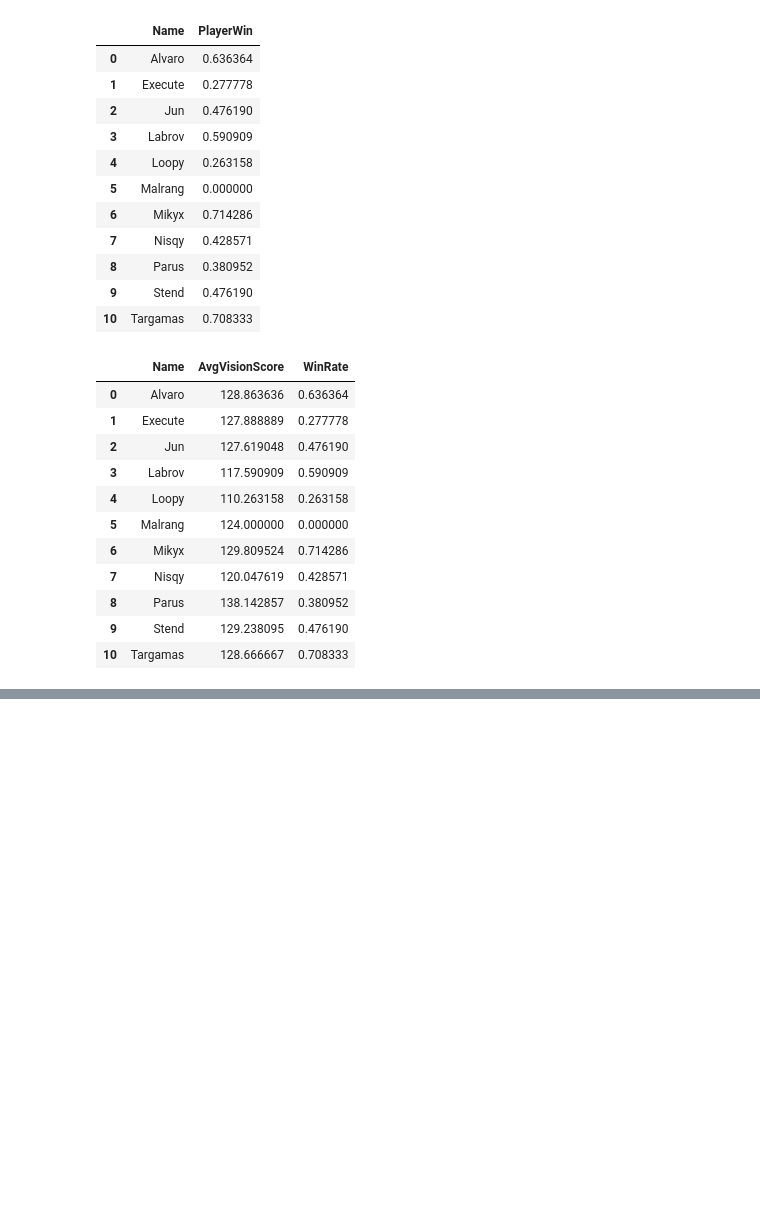
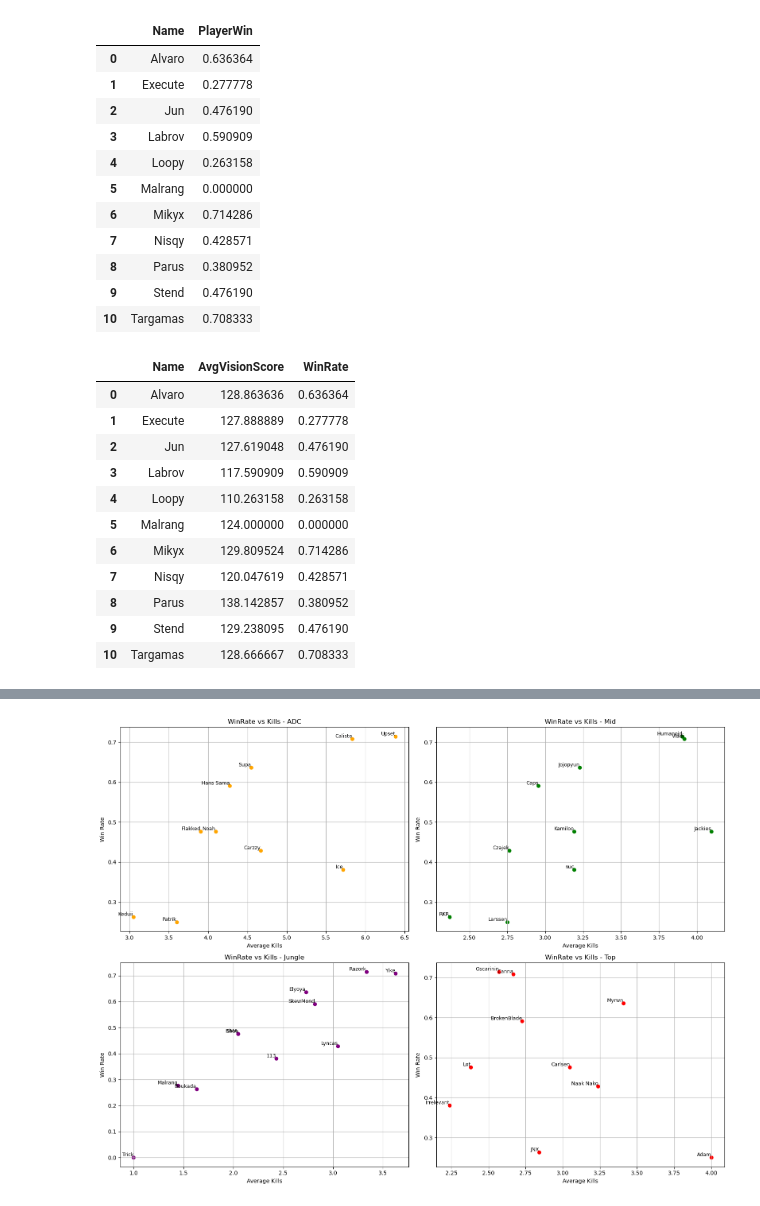
Before and after one commit to DamienRabier/LOL_Esport_Visualisation, a Jupyter notebook: visu_api.ipynb, the cells around one changed output, grey strips where cells are left out. Cells and saved outputs as stored; diff of their text form; code cells hidden in the pictures; blank space fills up the shorter version.

```diff
--- a/visu_api.ipynb
+++ b/visu_api.ipynb
@@ -167,0 +181,5 @@ plt.show()
+# %%
+mean_kills_adc = df_adc_LEC.groupby("Name")["Kills"].mean().reset_index()
+mean_kills_mid = df_mid_LEC.groupby("Name")["Kills"].mean().reset_index()
+mean_kills_jungle = df_jungle_LEC.groupby("Name")["Kills"].mean().reset_index()
+mean_kills_top = df_top_LEC.groupby("Name")["Kills"].mean().reset_index()
@@ -167,0 +196,5 @@ plt.show()
+# %%
+kills_winrate_adc = pd.merge(mean_kills_adc, win_rate_adc, on="Name")
+kills_winrate_mid = pd.merge(mean_kills_mid, win_rate_mid, on="Name")
+kills_winrate_jungle = pd.merge(mean_kills_jungle, win_rate_jungle, on="Name")
+kills_winrate_top = pd.merge(mean_kills_top, win_rate_top, on="Name")
@@ -167,0 +211,48 @@ plt.show()
+# %%
+#retire 'Trick' from the jungle dataframes
+kills_winrate_jungle = kills_winrate_jungle[kills_winrate_jungle["Name"] != "Trick"]
+dmg_kills_jungle = dmg_kills_jungle[dmg_kills_jungle["Name"] != "Trick"]
+dmg_gold_jungle = dmg_gold_jungle[dmg_gold_jungle["Name"] != "Trick"]
+# %%
+fig, axs = plt.subplots(2, 2, figsize=(16, 12))
+
+# ADC
+axs[0, 0].scatter(kills_winrate_adc['Kills'], kills_winrate_adc['PlayerWin'], color='orange')
+for i, row in kills_winrate_adc.iterrows():
+    axs[0, 0].text(row['Kills'], row['PlayerWin'], row['Name'], fontsize=9, ha='right', va='bottom')
+axs[0, 0].set_title("WinRate vs Kills - ADC")
+axs[0, 0].set_xlabel("Average Kills")
+axs[0, 0].set_ylabel("Win Rate")
+axs[0, 0].grid(True)
+
+# Mid
+axs[0, 1].scatter(kills_winrate_mid['Kills'], kills_winrate_mid['PlayerWin'], color='green')
+for i, row in kills_winrate_mid.iterrows():
+    axs[0, 1].text(row['Kills'], row['PlayerWin'], row['Name'], fontsize=9, ha='right', va='bottom')
+axs[0, 1].set_title("WinRate vs Kills - Mid")
+axs[0, 1].set_xlabel("Average Kills")
+axs[0, 1].set_ylabel("Win Rate")
+axs[0, 1].grid(True)
+
+# Jungle
+axs[1, 0].scatter(kills_winrate_jungle['Kills'], kills_winrate_jungle['PlayerWin'], color='purple')
+for i, row in kills_winrate_jungle.iterrows():
+    axs[1, 0].text(row['Kills'], row['PlayerWin'], row['Name'], fontsize=9, ha='right', va='bottom')
+axs[1, 0].set_title("WinRate vs Kills - Jungle")
+axs[1, 0].set_xlabel("Average Kills")
+axs[1, 0].set_ylabel("Win Rate")
+axs[1, 0].grid(True)
+
+# Top
+axs[1, 1].scatter(kills_winrate_top['Kills'], kills_winrate_top['PlayerWin'], color='red')
+for i, row in kills_winrate_top.iterrows():
+    axs[1, 1].text(row['Kills'], row['PlayerWin'], row['Name'], fontsize=9, ha='right', va='bottom')
+axs[1, 1].set_title("WinRate vs Kills - Top")
+axs[1, 1].set_xlabel("Average Kills")
+axs[1, 1].set_ylabel("Win Rate")
+axs[1, 1].grid(True)
+
+plt.tight_layout()
+plt.show()
+# %% [output]
+[figure, added]
```
Also changed, not shown: parts of 12 cells of this notebook, 4 other files.
